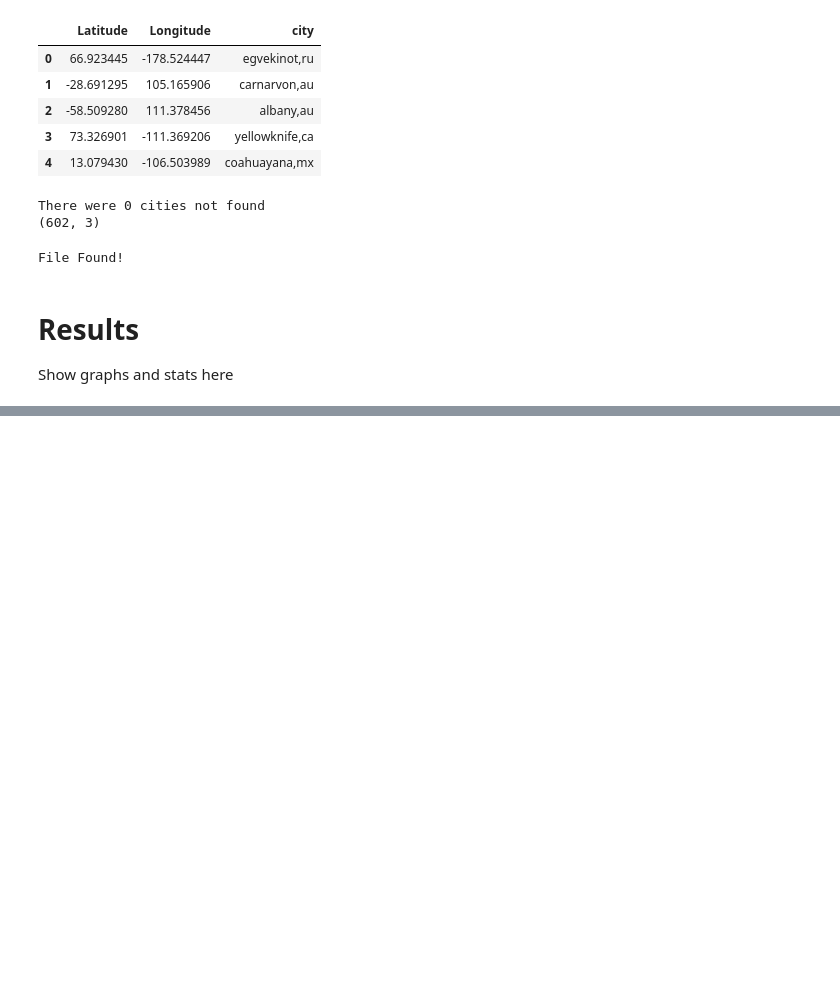
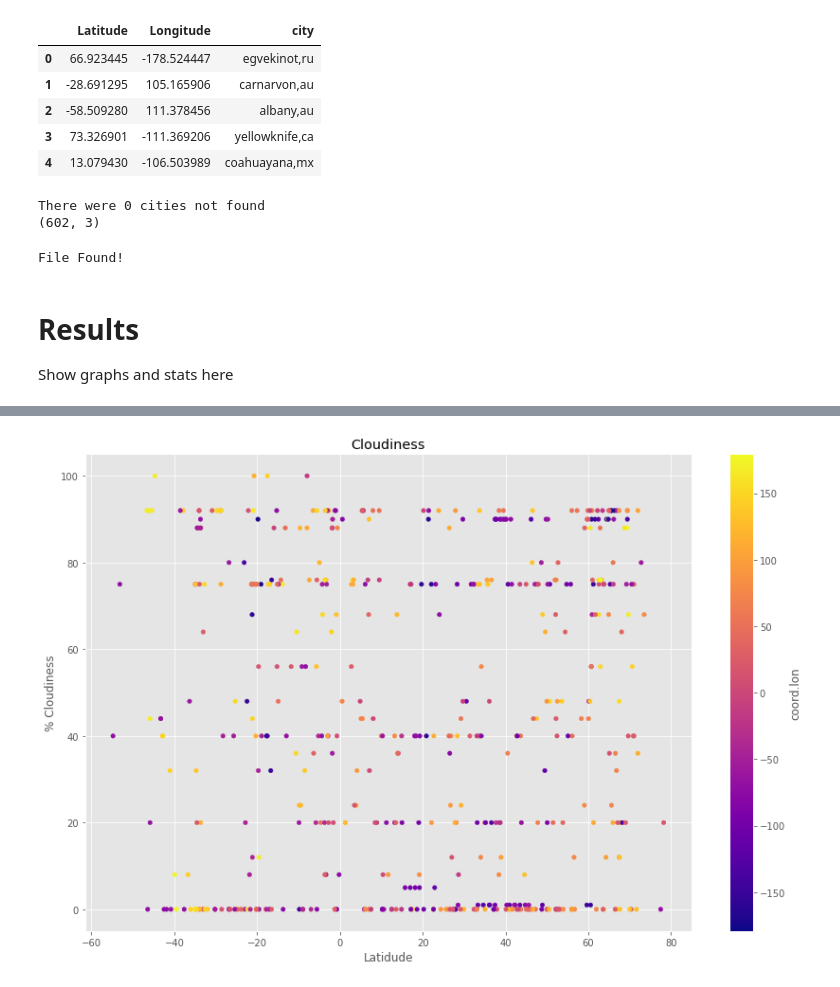
Before and after one commit to mwcooley99/WeatherPy, a Jupyter notebook: WeatherPy.ipynb, the cells around one changed output, grey strips where cells are left out. Cells and saved outputs as stored; diff of their text form; code cells hidden in the pictures; blank space fills up the shorter version.

```diff
--- a/WeatherPy.ipynb
+++ b/WeatherPy.ipynb
@@ -194,0 +149,12 @@ Text(0, 0.5, 'Wind Speed (mph)')
+# %%
+# Plot of the Cloudiness
+fig, ax3 = plt.subplots(figsize=(12,8))
+
+weather_df.plot(x='coord.lat', y='clouds.all', kind='scatter', ax=ax3, title='Cloudiness', **args)
+ax3.set_xlabel('Latidude')
+ax3.set_ylabel('% Cloudiness')
+
+fig.savefig('output/cloudiness.png')
+fig.tight_layout()
+# %% [output]
+[figure, added]
```
Also changed, not shown: parts of 13 cells of this notebook, 6 other files.
